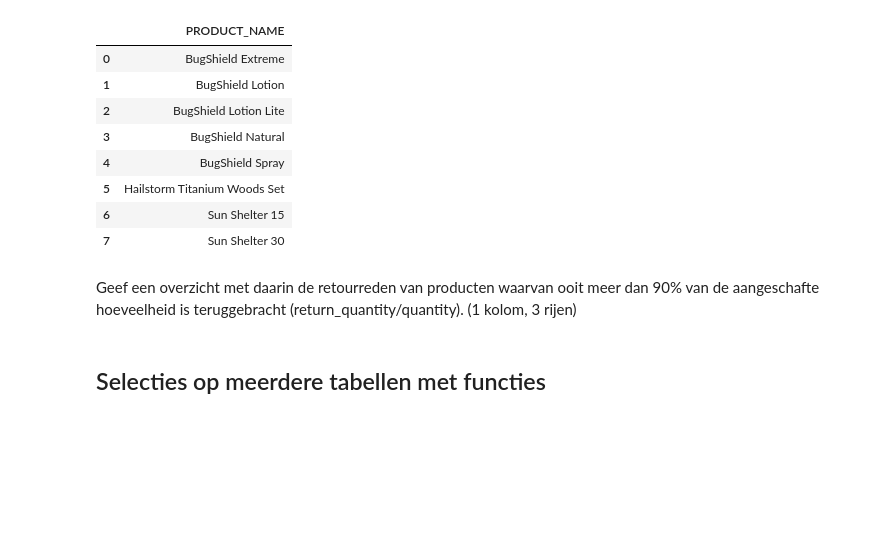
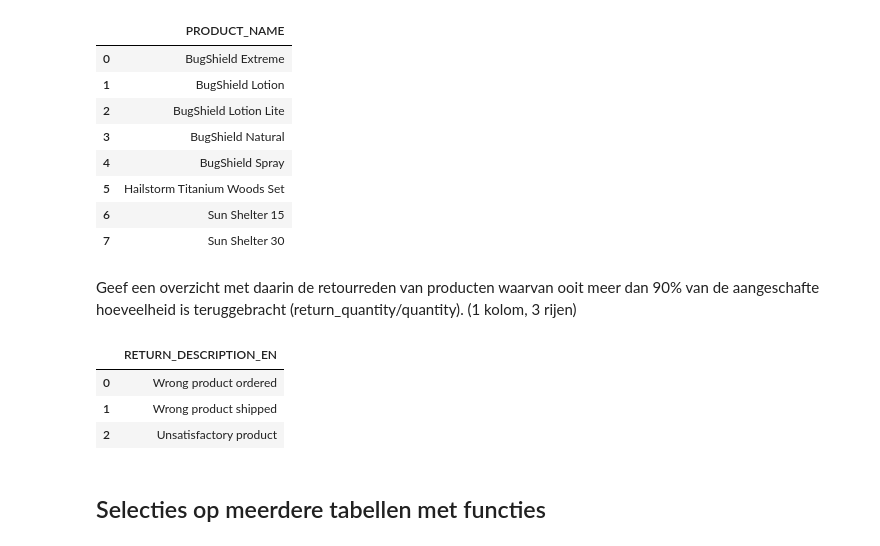
Before and after one commit to alex24106429/DEAI-Portfolio, a Jupyter notebook: week_1/werkcollege_2/Opdrachten_w1_wc2.ipynb, the cells around one changed output. Saved outputs shown, nothing was run; the diff lists cells and outputs as text; code cells hidden in the pictures; blank space fills up the shorter version.

Commit message:
overzicht met daarin de retourreden van producten waarvan ooit meer dan 90% van de aangeschafte hoeveelheid is teruggebracht

```diff
--- a/week_1/werkcollege_2/Opdrachten_w1_wc2.ipynb
+++ b/week_1/werkcollege_2/Opdrachten_w1_wc2.ipynb
@@ -338,6 +338,14 @@ pd.read_sql_query("SELECT p.product_name FROM product p JOIN order_details o ON
 | 7 | Sun Shelter 30 |
 # %% [markdown]
 Geef een overzicht met daarin de retourreden van producten waarvan ooit meer dan 90% van de aangeschafte hoeveelheid is teruggebracht (return_quantity/quantity). (1 kolom, 3 rijen)
+# %%
+pd.read_sql_query(
+    "SELECT DISTINCT(RETURN_DESCRIPTION_EN) FROM return_reason JOIN returned_item ON returned_item.RETURN_REASON_CODE = return_reason.RETURN_REASON_CODE JOIN order_details ON order_details.ORDER_DETAIL_CODE = returned_item.ORDER_DETAIL_CODE WHERE returned_item.RETURN_QUANTITY/order_details.QUANTITY > 0.9", connection)
+# %% [output]
+|  | RETURN_DESCRIPTION_EN |
+| 0 | Wrong product ordered |
+| 1 | Wrong product shipped |
+| 2 | Unsatisfactory product |
 # %% [markdown]
 ## Selecties op meerdere tabellen met functies
 # %% [markdown]
```
